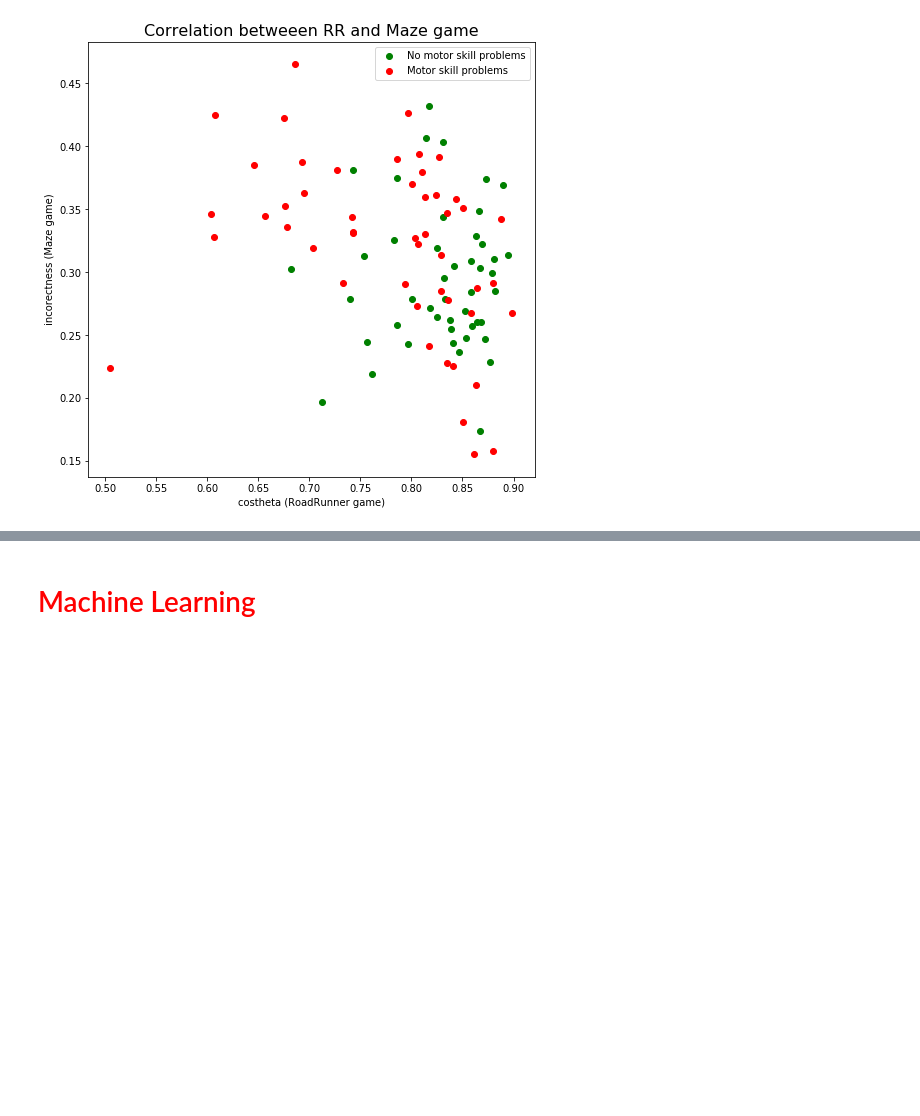
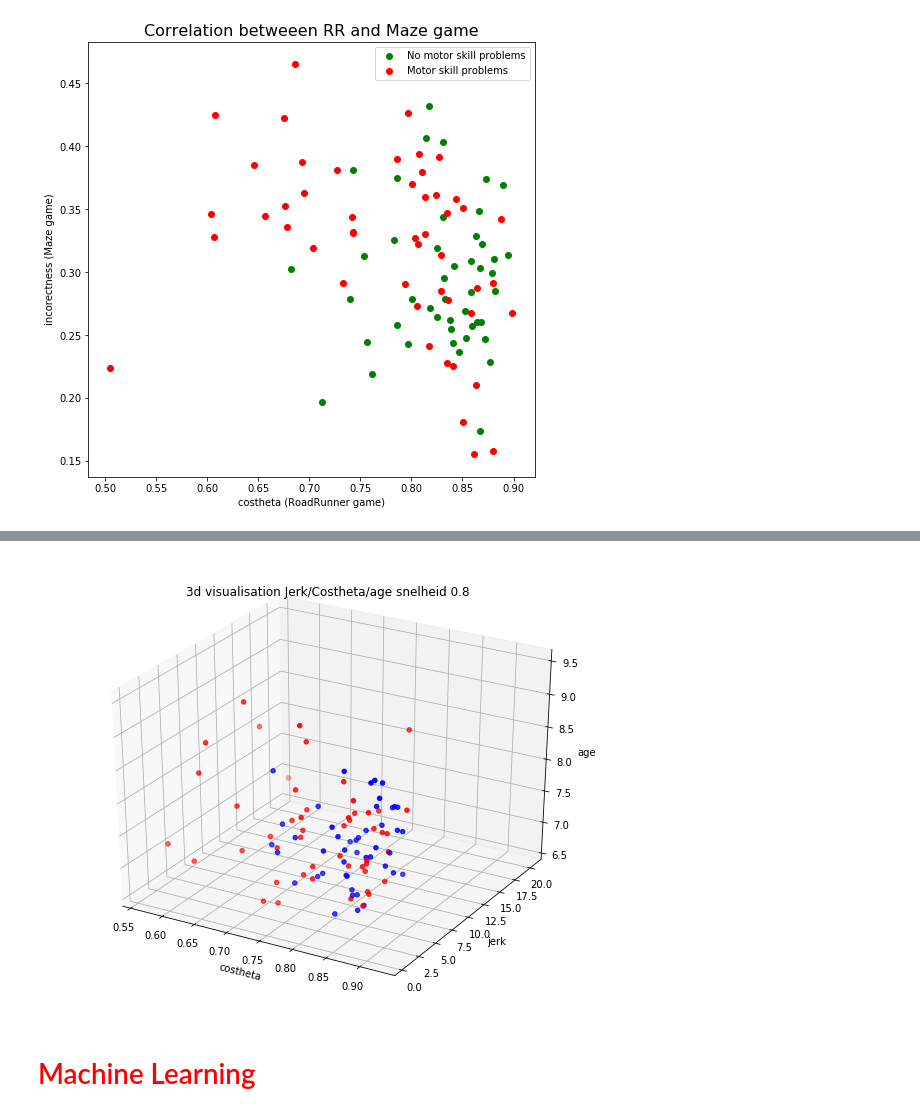
Before and after one commit to mangow/sps, a Jupyter notebook: sps.ipynb, the cells around one changed output, grey strips where cells are left out. Saved outputs shown, nothing was run; the diff lists cells and outputs as text; code cells hidden in the pictures; blank space fills up the shorter version.

```diff
--- a/sps.ipynb
+++ b/sps.ipynb
@@ -595,3 +645,57 @@ The average of children with motor skill problems : 0.3221141618978073
+# %%
+# 3d plot met alleen datapunten met snelheid 0.8/0.6/0.4 (verander zelf)
+speed = 0.8
+rr_data_fast = rr_data.loc[rr_data['snelheid'] == speed]
+
+# get list of ids
+ids = rr_data['ID'].unique()
+
+# get df with 1 row per child
+rr_data_id_means = rr_data.groupby('ID', as_index=False).first()
+
+# iterate over children and get mean of child
+meancols = ['costheta']
+for curid in ids:
+    for idx, meancol in enumerate(meancols):
+        # get mean of original rr_data of this child
+        currentmean = rr_data_fast.loc[rr_data_fast['ID'] == curid][meancol].mean()
+
+        # change current value in df with 1 row per child
+        rr_data_id_means.loc[rr_data_id_means.ID == curid, meancol] = currentmean
+
+# iterate over children and get mean of child
+varcols = ['jerk']
+for curid in ids:
+    for idx, varcol in enumerate(varcols):
+        # get mean of original rr_data of this child
+        currentvar = rr_data_fast.loc[rr_data_fast['ID'] == curid][varcol].var()
+
+        # change current value in df with 1 row per child
+        rr_data_id_means.loc[rr_data_id_means.ID == curid, varcol] = currentvar
+
+# select wich columns you want
+rr_data_id_means = rr_data_id_means[['costheta', 'age_precise', 'mabc_binary_score', 'jerk']]
+rr_data_id_means.head()
+
+
+# plot distribution jerk
+from mpl_toolkits.mplot3d import Axes3D
+jerktest = np.array(rr_data_id_means[['costheta', 'jerk', 'age_precise']].values.tolist())
+
+colorlist = list(rr_data_id_means['mabc_binary_score'])
+colorlist = ['red' if x==1 else 'blue' for x in colorlist]
+
+# print(cos_snel[:,1])
+fig = plt.figure(figsize=(10, 8))
+ax = fig.add_subplot(111, projection='3d')
+ax.scatter(jerktest[:,0], jerktest[:,1], jerktest[:,2], color=colorlist)
+ax.set_xlabel('costheta')
+ax.set_ylabel('jerk')
+ax.set_zlabel('age')
+ax.set_title('3d visualisation Jerk/Costheta/age snelheid {}'.format(speed))
+plt.show()
+# %% [output]
+[figure, added]
 # %% [markdown]
 #  <font color='red'>Machine Learning</font>
 # %% [markdown]
```
Also changed, not shown: parts of 9 cells of this notebook.
